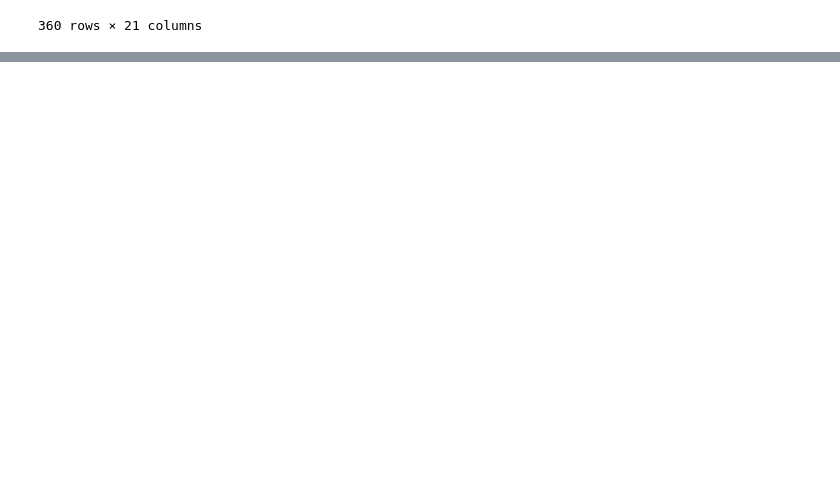
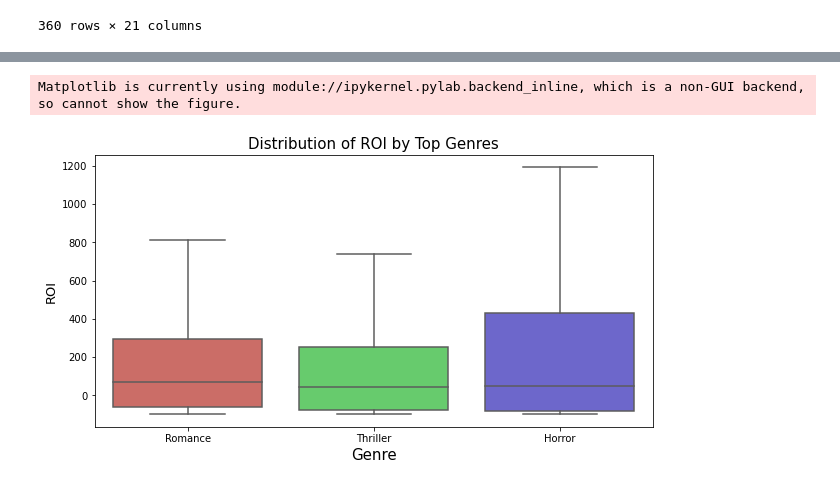
Before and after one commit to JalilSarwari/Trystan_Jalil_phase1_project, a Jupyter notebook: Trystan_Work/IMDB Sequel Database Work.ipynb, the cells around one changed output, grey strips where cells are left out. Saved outputs shown, nothing was run; the diff lists cells and outputs as text; code cells hidden in the pictures; blank space fills up the shorter version.

```diff
--- a/Trystan_Work/IMDB Sequel Database Work.ipynb
+++ b/Trystan_Work/IMDB Sequel Database Work.ipynb
@@ -440,0 +647,14 @@ TypeError: boxplot() got multiple values for argument 'data'
+# %%
+fig, ax = plt.subplots(figsize = (10,5))
+sns.boxplot(x = 'genres', y = 'roi',
+            data = three_genre_df, orient = 'v', palette = 'hls', showfliers = False)
+
+ax.set_title('Distribution of ROI by Top Genres', size=15)
+ax.set_xlabel('Genre', size=15)
+ax.set_ylabel('ROI', size=13)
+
+fig.show()
+fig.savefig('roi_genre.png')
+# %% [output]
+Matplotlib is currently using module://ipykernel.pylab.backend_inline, which is a non-GUI backend, so cannot show the figure.
+[figure, added]
```
Also changed, not shown: parts of 27 cells of this notebook, 10 other files.
